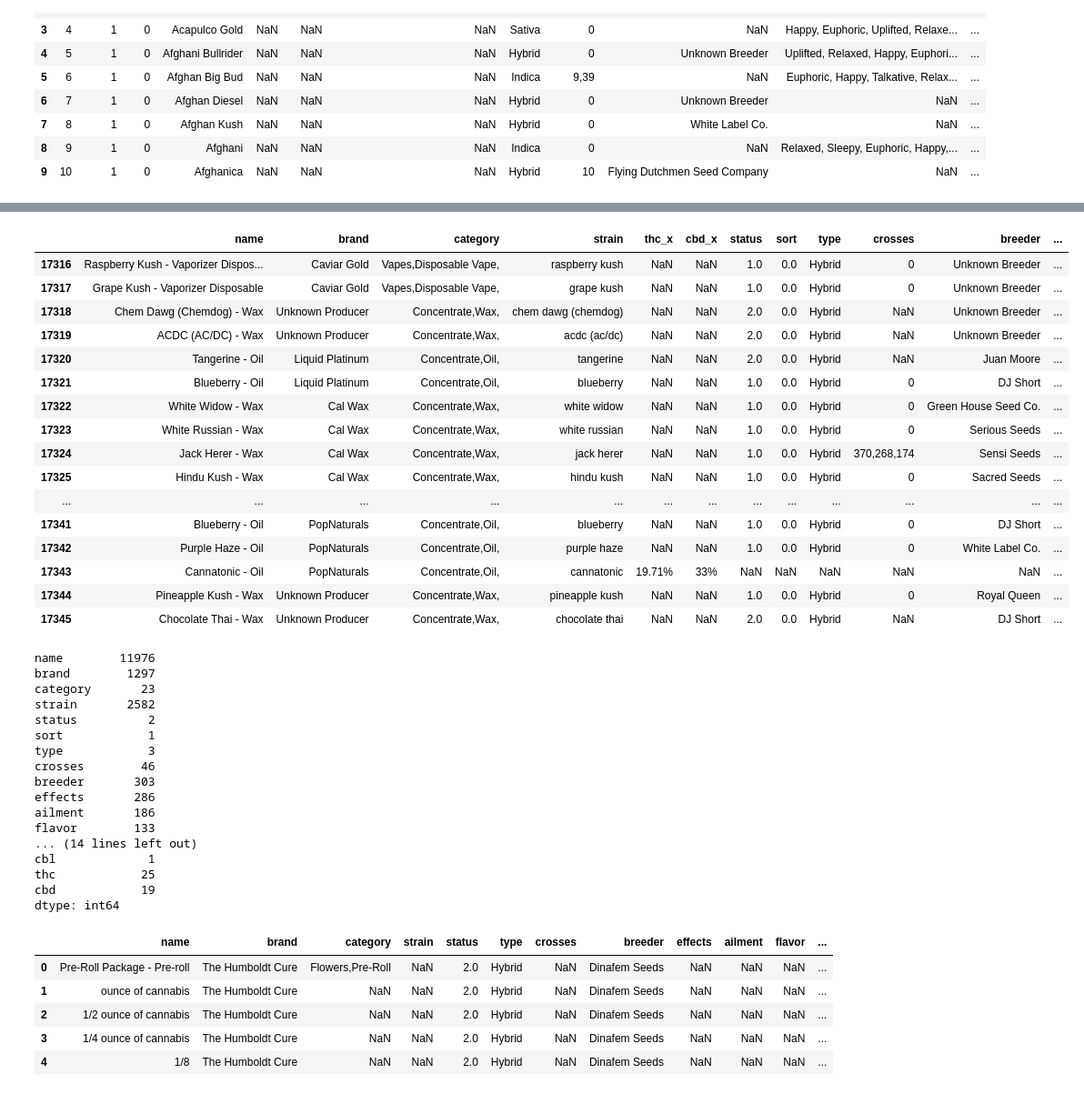
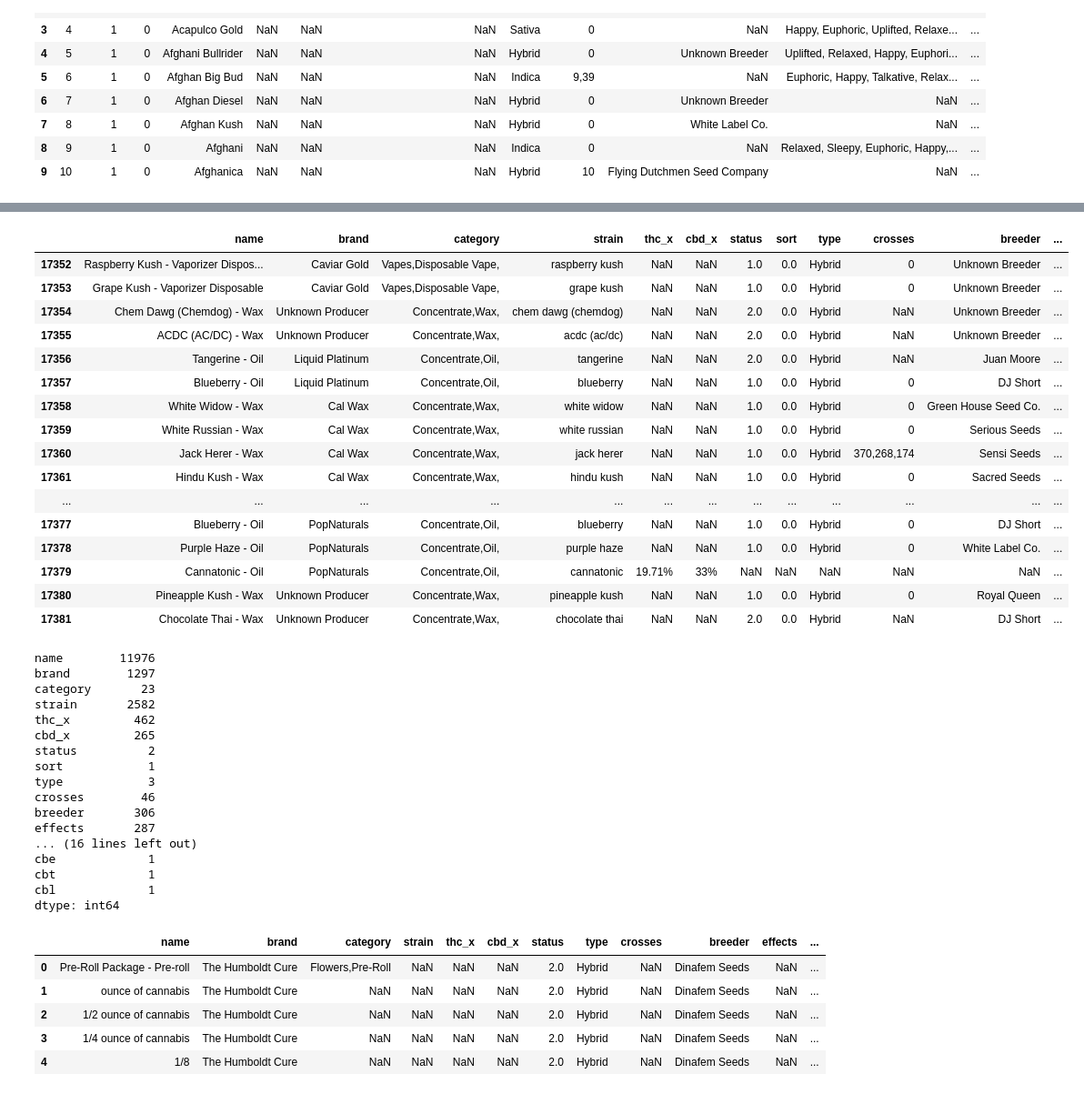
Before and after one commit to Indrejue/DS_20_and_21_TT9, a Jupyter notebook: Antony_eda.ipynb, the cells around one changed output, grey strips where cells are left out. Shown: that part at 91% size. Cells and saved outputs as stored; diff of their text form; code cells hidden in the pictures.

```diff
--- a/Antony_eda.ipynb
+++ b/Antony_eda.ipynb
@@ -6,6 +6,7 @@ pd.set_option('display.max_columns', None)
 # %%
 prod_data = pd.read_csv('https://raw.githubusercontent.com/kushyapp/cannabis-dataset/master/Dataset/Products/products-kushy_api.2017-11-14.csv')
 strain_data = pd.read_csv('https://raw.githubusercontent.com/kushyapp/cannabis-dataset/master/Dataset/Strains/strains-kushy_api.2017-11-14.csv')
+rate = pd.read_csv('https://raw.githubusercontent.com/Indrejue/DS_20_and_21_TT9/main/Data/cannabis.csv')
 # %%
 strain_data.head(10)
 # %% [output]
@@ -87,7 +97,7 @@ strain_data = cleanup(strain_data)
 # %%
 def strain_clean(df):
     # remove special chars
-    df['strain'] = df['strain'].str.strip('-')
+    df['strain'] = df['strain'].str.replace('-', ' ')
     # lowercase the words
     df['strain'] = df['strain'].str.lower()
     # remove leading and trailng whitespaces
@@ -95,31 +105,30 @@ def strain_clean(df):
     return df
 # %%
 strain_data.rename(columns = {'name':'strain'}, inplace = True)
+rate.rename(columns = {'Strain':'strain'}, inplace = True)
 prod_data = strain_clean(prod_data)
 strain_data = strain_clean(strain_data)
+rate = strain_clean(rate)
 plant = pd.merge(prod_data, strain_data, how='left', on=['strain'])
-# plant['thc'] = plant[['thc_x', 'thc_y']].max(axis=1)
-# plant['cbd'] = plant[['cbd_x', 'cbd_y']].max(axis=1)
-# plant.drop(['thc_x', 'thc_y','cbd_x', 'cbd_y'], axis=1, inplace=True)
 plant.tail(30)
 # %% [output]
 |  | name | brand | category | strain | thc_x | cbd_x | status | sort | type | crosses | breeder | ... |
-| 17316 | Raspberry Kush - Vaporizer Dispos... | Caviar Gold | Vapes,Disposable Vape, | raspberry kush | NaN | NaN | 1.0 | 0.0 | Hybrid | 0 | Unknown Breeder | ... |
-| 17317 | Grape Kush - Vaporizer Disposable | Caviar Gold | Vapes,Disposable Vape, | grape kush | NaN | NaN | 1.0 | 0.0 | Hybrid | 0 | Unknown Breeder | ... |
-| 17318 | Chem Dawg (Chemdog) - Wax | Unknown Producer | Concentrate,Wax, | chem dawg (chemdog) | NaN | NaN | 2.0 | 0.0 | Hybrid | NaN | Unknown Breeder | ... |
-| 17319 | ACDC (AC/DC) - Wax | Unknown Producer | Concentrate,Wax, | acdc (ac/dc) | NaN | NaN | 2.0 | 0.0 | Hybrid | NaN | Unknown Breeder | ... |
-| 17320 | Tangerine - Oil | Liquid Platinum | Concentrate,Oil, | tangerine | NaN | NaN | 2.0 | 0.0 | Hybrid | NaN | Juan Moore | ... |
-| 17321 | Blueberry - Oil | Liquid Platinum | Concentrate,Oil, | blueberry | NaN | NaN | 1.0 | 0.0 | Hybrid | 0 | DJ Short | ... |
-| 17322 | White Widow - Wax | Cal Wax | Concentrate,Wax, | white widow | NaN | NaN | 1.0 | 0.0 | Hybrid | 0 | Green House Seed Co. | ... |
-| 17323 | White Russian - Wax | Cal Wax | Concentrate,Wax, | white russian | NaN | NaN | 1.0 | 0.0 | Hybrid | 0 | Serious Seeds | ... |
-| 17324 | Jack Herer - Wax | Cal Wax | Concentrate,Wax, | jack herer | NaN | NaN | 1.0 | 0.0 | Hybrid | 370,268,174 | Sensi Seeds | ... |
-| 17325 | Hindu Kush - Wax | Cal Wax | Concentrate,Wax, | hindu kush | NaN | NaN | 1.0 | 0.0 | Hybrid | 0 | Sacred Seeds | ... |
+| 17352 | Raspberry Kush - Vaporizer Dispos... | Caviar Gold | Vapes,Disposable Vape, | raspberry kush | NaN | NaN | 1.0 | 0.0 | Hybrid | 0 | Unknown Breeder | ... |
+| 17353 | Grape Kush - Vaporizer Disposable | Caviar Gold | Vapes,Disposable Vape, | grape kush | NaN | NaN | 1.0 | 0.0 | Hybrid | 0 | Unknown Breeder | ... |
+| 17354 | Chem Dawg (Chemdog) - Wax | Unknown Producer | Concentrate,Wax, | chem dawg (chemdog) | NaN | NaN | 2.0 | 0.0 | Hybrid | NaN | Unknown Breeder | ... |
+| 17355 | ACDC (AC/DC) - Wax | Unknown Producer | Concentrate,Wax, | acdc (ac/dc) | NaN | NaN | 2.0 | 0.0 | Hybrid | NaN | Unknown Breeder | ... |
+| 17356 | Tangerine - Oil | Liquid Platinum | Concentrate,Oil, | tangerine | NaN | NaN | 2.0 | 0.0 | Hybrid | NaN | Juan Moore | ... |
+| 17357 | Blueberry - Oil | Liquid Platinum | Concentrate,Oil, | blueberry | NaN | NaN | 1.0 | 0.0 | Hybrid | 0 | DJ Short | ... |
+| 17358 | White Widow - Wax | Cal Wax | Concentrate,Wax, | white widow | NaN | NaN | 1.0 | 0.0 | Hybrid | 0 | Green House Seed Co. | ... |
+| 17359 | White Russian - Wax | Cal Wax | Concentrate,Wax, | white russian | NaN | NaN | 1.0 | 0.0 | Hybrid | 0 | Serious Seeds | ... |
+| 17360 | Jack Herer - Wax | Cal Wax | Concentrate,Wax, | jack herer | NaN | NaN | 1.0 | 0.0 | Hybrid | 370,268,174 | Sensi Seeds | ... |
+| 17361 | Hindu Kush - Wax | Cal Wax | Concentrate,Wax, | hindu kush | NaN | NaN | 1.0 | 0.0 | Hybrid | 0 | Sacred Seeds | ... |
 | ... | ... | ... | ... | ... | ... | ... | ... | ... | ... | ... | ... | ... |
-| 17341 | Blueberry - Oil | PopNaturals | Concentrate,Oil, | blueberry | NaN | NaN | 1.0 | 0.0 | Hybrid | 0 | DJ Short | ... |
-| 17342 | Purple Haze - Oil | PopNaturals | Concentrate,Oil, | purple haze | NaN | NaN | 1.0 | 0.0 | Hybrid | 0 | White Label Co. | ... |
-| 17343 | Cannatonic - Oil | PopNaturals | Concentrate,Oil, | cannatonic | 19.71% | 33% | NaN | NaN | NaN | NaN | NaN | ... |
-| 17344 | Pineapple Kush - Wax | Unknown Producer | Concentrate,Wax, | pineapple kush | NaN | NaN | 1.0 | 0.0 | Hybrid | 0 | Royal Queen | ... |
-| 17345 | Chocolate Thai - Wax | Unknown Producer | Concentrate,Wax, | chocolate thai | NaN | NaN | 2.0 | 0.0 | Hybrid | NaN | DJ Short | ... |
+| 17377 | Blueberry - Oil | PopNaturals | Concentrate,Oil, | blueberry | NaN | NaN | 1.0 | 0.0 | Hybrid | 0 | DJ Short | ... |
+| 17378 | Purple Haze - Oil | PopNaturals | Concentrate,Oil, | purple haze | NaN | NaN | 1.0 | 0.0 | Hybrid | 0 | White Label Co. | ... |
+| 17379 | Cannatonic - Oil | PopNaturals | Concentrate,Oil, | cannatonic | 19.71% | 33% | NaN | NaN | NaN | NaN | NaN | ... |
+| 17380 | Pineapple Kush - Wax | Unknown Producer | Concentrate,Wax, | pineapple kush | NaN | NaN | 1.0 | 0.0 | Hybrid | 0 | Royal Queen | ... |
+| 17381 | Chocolate Thai - Wax | Unknown Producer | Concentrate,Wax, | chocolate thai | NaN | NaN | 2.0 | 0.0 | Hybrid | NaN | DJ Short | ... |
 # %%
 plant.nunique()
 # %% [output]
@@ -127,16 +136,16 @@ name        11976
 brand        1297
 category       23
 strain       2582
+thc_x         462
+cbd_x         265
 status          2
 sort            1
 type            3
 crosses        46
-breeder       303
-effects       286
-ailment       186
-flavor        133
-... (14 lines left out)
+breeder       306
+effects       287
+... (16 lines left out)
+cbe             1
+cbt             1
 cbl             1
-thc            25
-cbd            19
 dtype: int64
@@ -144,9 +155,9 @@ dtype: int64
 plant.drop(['sort', 'thca', 'thcv', 'cbda', 'cbdv', 'cbg', 'cbgm', 'cbgv', 'cbc', 'cbcv', 'cbv', 'cbe', 'cbt', 'cbl', 'location'], axis=1, inplace=True)
 plant.head()
 # %% [output]
-|  | name | brand | category | strain | status | type | crosses | breeder | effects | ailment | flavor | ... |
-| 0 | Pre-Roll Package - Pre-roll | The Humboldt Cure | Flowers,Pre-Roll | NaN | 2.0 | Hybrid | NaN | Dinafem Seeds | NaN | NaN | NaN | ... |
-| 1 | ounce of cannabis | The Humboldt Cure | NaN | NaN | 2.0 | Hybrid | NaN | Dinafem Seeds | NaN | NaN | NaN | ... |
-| 2 | 1/2 ounce of cannabis | The Humboldt Cure | NaN | NaN | 2.0 | Hybrid | NaN | Dinafem Seeds | NaN | NaN | NaN | ... |
-| 3 | 1/4 ounce of cannabis | The Humboldt Cure | NaN | NaN | 2.0 | Hybrid | NaN | Dinafem Seeds | NaN | NaN | NaN | ... |
-| 4 | 1/8 | The Humboldt Cure | NaN | NaN | 2.0 | Hybrid | NaN | Dinafem Seeds | NaN | NaN | NaN | ... |
+|  | name | brand | category | strain | thc_x | cbd_x | status | type | crosses | breeder | effects | ... |
+| 0 | Pre-Roll Package - Pre-roll | The Humboldt Cure | Flowers,Pre-Roll | NaN | NaN | NaN | 2.0 | Hybrid | NaN | Dinafem Seeds | NaN | ... |
+| 1 | ounce of cannabis | The Humboldt Cure | NaN | NaN | NaN | NaN | 2.0 | Hybrid | NaN | Dinafem Seeds | NaN | ... |
+| 2 | 1/2 ounce of cannabis | The Humboldt Cure | NaN | NaN | NaN | NaN | 2.0 | Hybrid | NaN | Dinafem Seeds | NaN | ... |
+| 3 | 1/4 ounce of cannabis | The Humboldt Cure | NaN | NaN | NaN | NaN | 2.0 | Hybrid | NaN | Dinafem Seeds | NaN | ... |
+| 4 | 1/8 | The Humboldt Cure | NaN | NaN | NaN | NaN | 2.0 | Hybrid | NaN | Dinafem Seeds | NaN | ... |
```
Also changed, not shown: parts of 7 cells of this notebook.
